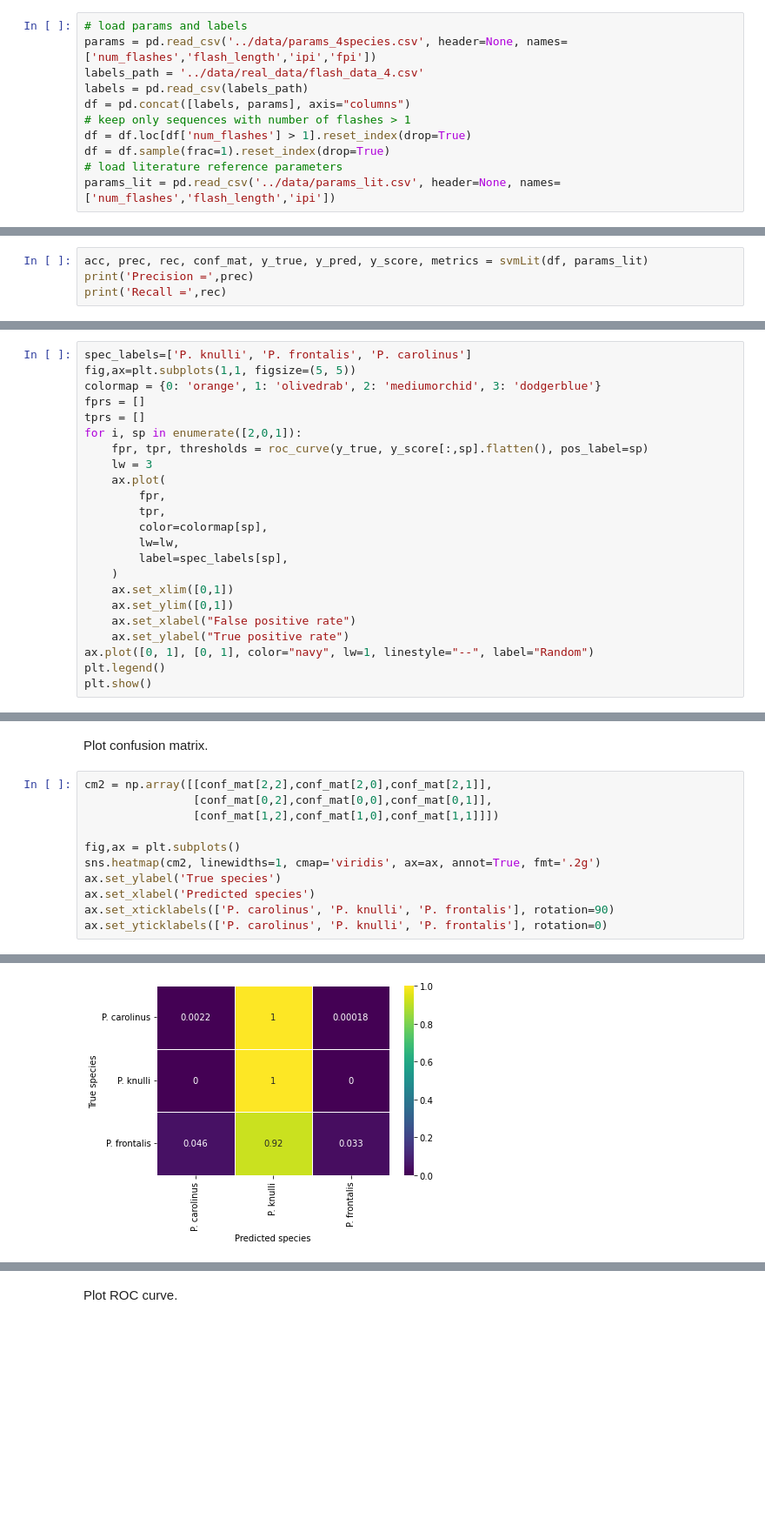
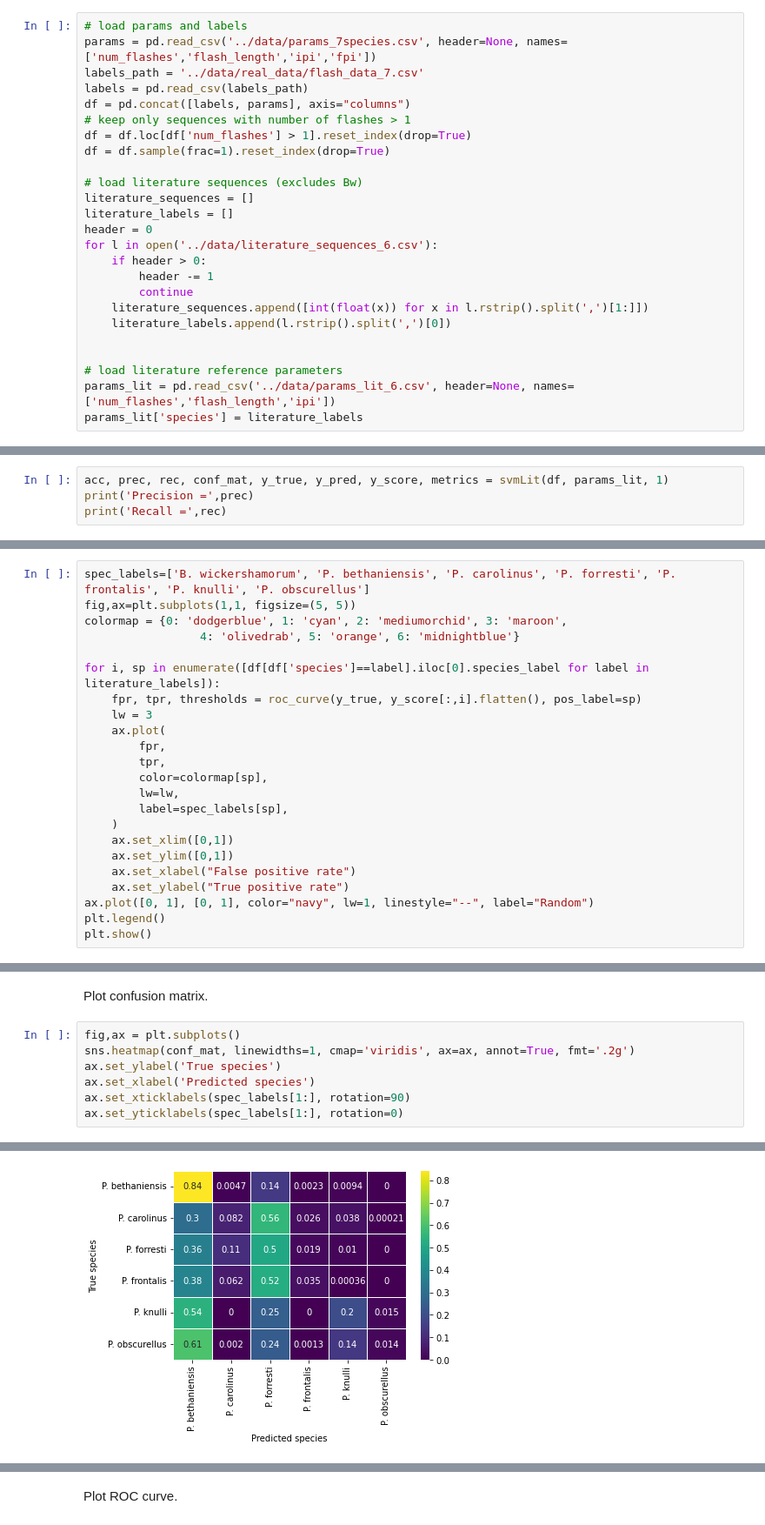
Before and after one commit to peleg-lab/FireflyClassification, a Jupyter notebook: signal_processing_notebooks/SVM.ipynb, the cells around one changed output, grey strips where cells are left out. Shown: that part at 87% size. Cells and saved outputs as stored; diff of their text form; blank space fills up the shorter version.

```diff
--- a/signal_processing_notebooks/SVM.ipynb
+++ b/signal_processing_notebooks/SVM.ipynb
@@ -13,13 +13,27 @@ from svm_params import *
 Load labels, flash parameter data, and literature references.
 # %%
 # load params and labels
-params = pd.read_csv('../data/params_4species.csv', header=None, names=['num_flashes','flash_length','ipi','fpi'])
-labels_path = '../data/real_data/flash_data_4.csv'
+params = pd.read_csv('../data/params_7species.csv', header=None, names=['num_flashes','flash_length','ipi','fpi'])
+labels_path = '../data/real_data/flash_data_7.csv'
 labels = pd.read_csv(labels_path)
 df = pd.concat([labels, params], axis="columns")
 # keep only sequences with number of flashes > 1
 df = df.loc[df['num_flashes'] > 1].reset_index(drop=True)
 df = df.sample(frac=1).reset_index(drop=True)
+
+# load literature sequences (excludes Bw)
+literature_sequences = []
+literature_labels = []
+header = 0
+for l in open('../data/literature_sequences_6.csv'):
+    if header > 0:
+        header -= 1
+        continue
+    literature_sequences.append([int(float(x)) for x in l.rstrip().split(',')[1:]])
+    literature_labels.append(l.rstrip().split(',')[0])
+
+
 # load literature reference parameters
-params_lit = pd.read_csv('../data/params_lit.csv', header=None, names=['num_flashes','flash_length','ipi'])
+params_lit = pd.read_csv('../data/params_lit_6.csv', header=None, names=['num_flashes','flash_length','ipi'])
+params_lit['species'] = literature_labels
 # %% [markdown]
@@ -27,5 +41,5 @@ Classify using dot product with literature references.
 # %%
-acc, prec, rec, conf_mat, y_true, y_pred, y_score, metrics = svmLit(df, params_lit)
+acc, prec, rec, conf_mat, y_true, y_pred, y_score, metrics = svmLit(df, params_lit, 1)
 print('Precision =',prec)
 print('Recall =',rec)
 # %% [output]
@@ -34,13 +63,13 @@ Recall = 0.25878873230009874
 # %% [markdown]
  Plot ROC curve.
 # %%
-spec_labels=['P. knulli', 'P. frontalis', 'P. carolinus']
+spec_labels=['B. wickershamorum', 'P. bethaniensis', 'P. carolinus', 'P. forresti', 'P. frontalis', 'P. knulli', 'P. obscurellus']
 fig,ax=plt.subplots(1,1, figsize=(5, 5))
-colormap = {0: 'orange', 1: 'olivedrab', 2: 'mediumorchid', 3: 'dodgerblue'}
-fprs = []
-tprs = []
-for i, sp in enumerate([2,0,1]):
-    fpr, tpr, thresholds = roc_curve(y_true, y_score[:,sp].flatten(), pos_label=sp)
+colormap = {0: 'dodgerblue', 1: 'cyan', 2: 'mediumorchid', 3: 'maroon',
+                 4: 'olivedrab', 5: 'orange', 6: 'midnightblue'}
+
+for i, sp in enumerate([df[df['species']==label].iloc[0].species_label for label in literature_labels]):
+    fpr, tpr, thresholds = roc_curve(y_true, y_score[:,i].flatten(), pos_label=sp)
     lw = 3
     ax.plot(
         fpr,
@@ -61,14 +90,10 @@ plt.show()
 # %% [markdown]
 Plot confusion matrix.
 # %%
-cm2 = np.array([[conf_mat[2,2],conf_mat[2,0],conf_mat[2,1]],
-                [conf_mat[0,2],conf_mat[0,0],conf_mat[0,1]],
-                [conf_mat[1,2],conf_mat[1,0],conf_mat[1,1]]])
-
 fig,ax = plt.subplots()
-sns.heatmap(cm2, linewidths=1, cmap='viridis', ax=ax, annot=True, fmt='.2g')
+sns.heatmap(conf_mat, linewidths=1, cmap='viridis', ax=ax, annot=True, fmt='.2g')
 ax.set_ylabel('True species')
 ax.set_xlabel('Predicted species')
-ax.set_xticklabels(['P. carolinus', 'P. knulli', 'P. frontalis'], rotation=90)
-ax.set_yticklabels(['P. carolinus', 'P. knulli', 'P. frontalis'], rotation=0)
+ax.set_xticklabels(spec_labels[1:], rotation=90)
+ax.set_yticklabels(spec_labels[1:], rotation=0)
 # %% [output]
@@ -78 +106 @@ ax.set_yticklabels(['P. carolinus', 'P. knulli', 'P. frontalis'], rotation=0)
-[figure, old version]
+[figure, new version]
```
Also changed, not shown: parts of 13 cells of this notebook, 13 other files.
